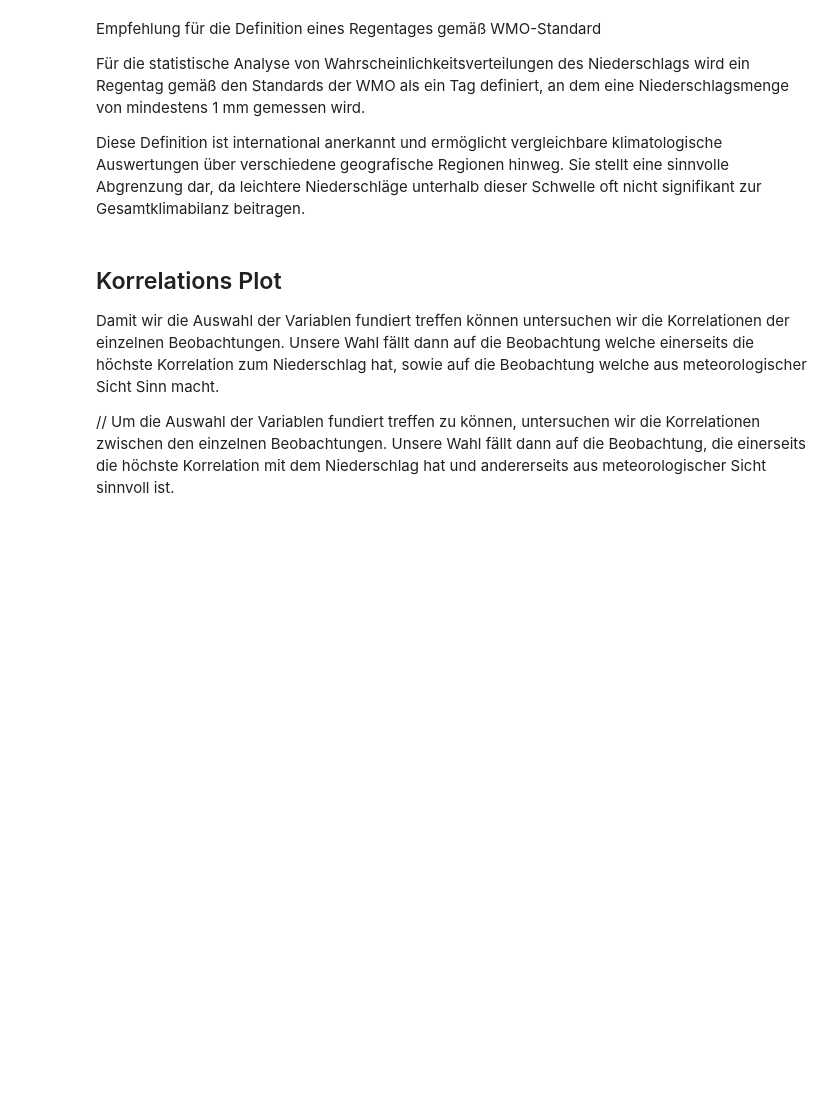
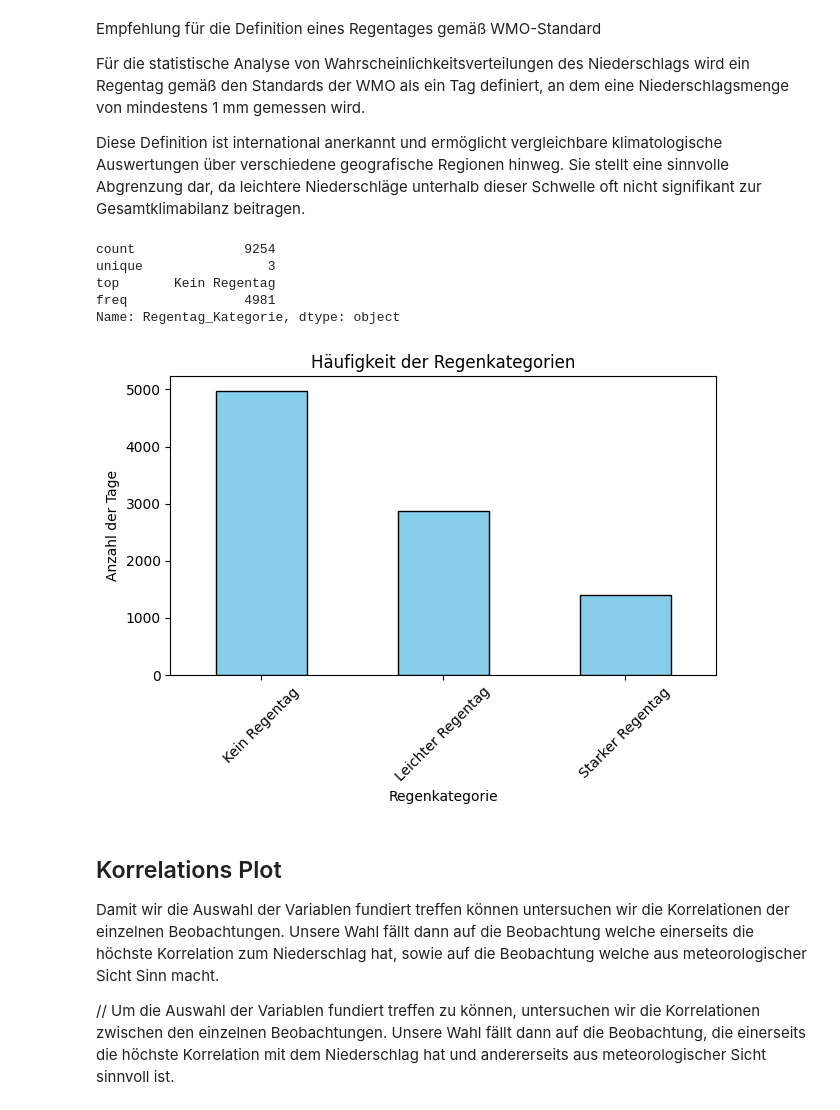
Before and after one commit to Mila19058/WER_Chellenge, a Jupyter notebook: sample.ipynb, the cells around one changed output. Cells and saved outputs as stored; diff of their text form; code cells hidden in the pictures; blank space fills up the shorter version.

Commit message:
# Systemdefinition
Added Categorization of Rain Days

Concern: # Systemdefinition

```diff
--- a/sample.ipynb
+++ b/sample.ipynb
@@ -106,6 +107,39 @@ Empfehlung für die Definition eines Regentages gemäß WMO-Standard
 Für die statistische Analyse von Wahrscheinlichkeitsverteilungen des Niederschlags wird ein Regentag gemäß den Standards der WMO als ein Tag definiert, an dem eine Niederschlagsmenge von mindestens 1 mm gemessen wird.
 
 Diese Definition ist international anerkannt und ermöglicht vergleichbare klimatologische Auswertungen über verschiedene geografische Regionen hinweg. Sie stellt eine sinnvolle Abgrenzung dar, da leichtere Niederschläge unterhalb dieser Schwelle oft nicht signifikant zur Gesamtklimabilanz beitragen.
+# %%
+# Kategorisierung der Niederschlagsmenge
+def categorize_Regentag(rain_in_mm):
+    if rain_in_mm == 0:
+        return "Kein Regentag"
+    elif 0 < rain_in_mm < 5:
+        return "Leichter Regentag"
+    else:
+        return "Starker Regentag"
+
+df_2000_2025["Regentag_Kategorie"] = df_2000_2025["Niederschlag"].apply(categorize_Regentag)
+
+df_2000_2025["Regentag_Kategorie"].describe()
+# %% [output]
+count              9254
+unique                3
+top       Kein Regentag
+freq               4981
+Name: Regentag_Kategorie, dtype: object
+# %%
+# Häufigkeiten zählen
+regen_counts = df_2000_2025["Regentag_Kategorie"].value_counts()
+
+# Balkendiagramm plotten
+regen_counts.plot(kind="bar", color="skyblue", edgecolor="black")
+plt.title("Häufigkeit der Regenkategorien")
+plt.xlabel("Regenkategorie")
+plt.ylabel("Anzahl der Tage")
+plt.xticks(rotation=45)
+plt.tight_layout()
+plt.show()
+# %% [output]
+[figure, added]
 # %% [markdown]
 ## Korrelations Plot
 
```
Also changed, not shown: parts of 3 cells of this notebook, 1 other file.
